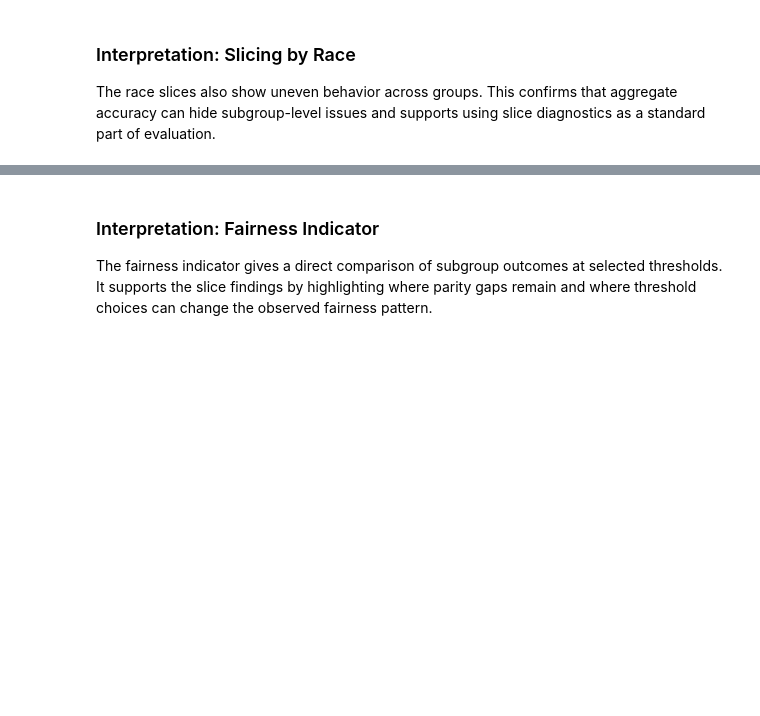
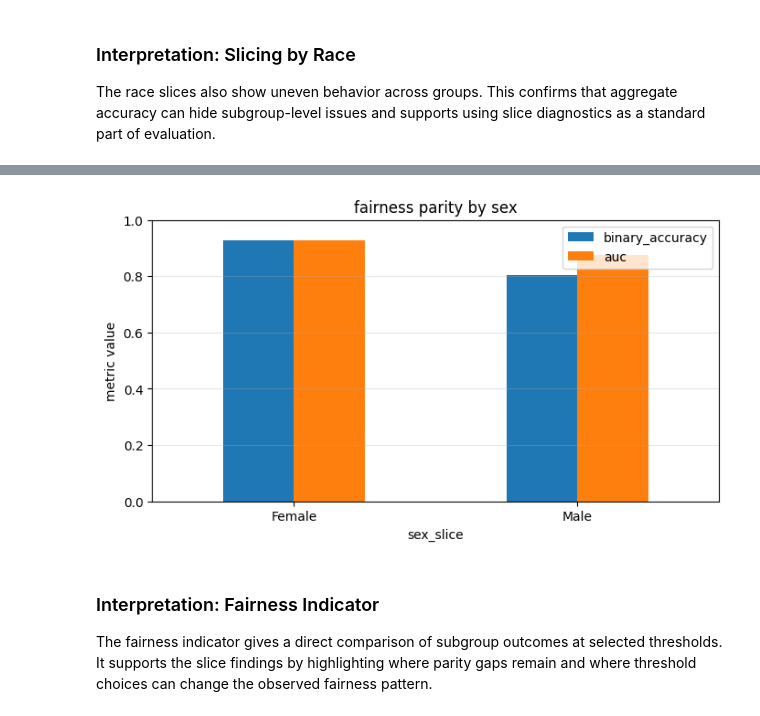
Before and after one commit to SamuelKabuyayaya/COMP-315-Team-Project, a Jupyter notebook: notebooks/tfma_analysis.ipynb, the cells around one changed output, grey strips where cells are left out. Drawn from its saved outputs; the diff is of its cells as text; code cells hidden in the pictures; blank space fills up the shorter version.

Commit message:
fixed tfma_analysis notebook to run-all reliability with repo-relative paths and stable section ordering

```diff
--- a/notebooks/tfma_analysis.ipynb
+++ b/notebooks/tfma_analysis.ipynb
@@ -115,0 +94,83 @@ fairness widget not available in this environment: No module named 'tensorflow_m
+# %%
+# render fairness output
+# use tfma fairness widget if available
+rendered = False
+
+if hasattr(tfma.view, 'render_fairness_indicator'):
+    try:
+        tfma.view.render_fairness_indicator(eval_result, slicing_column='sex')
+        rendered = True
+    except TypeError:
+        tfma.view.render_fairness_indicator(eval_result)
+        rendered = True
+
+if not rendered:
+    try:
+        from tensorflow_model_analysis.addons.fairness.view import widget_view
+        try:
+            widget_view.render_fairness_indicator(eval_result=eval_result, slicing_column='sex')
+            rendered = True
+        except TypeError:
+            widget_view.render_fairness_indicator(eval_result=eval_result)
+            rendered = True
+    except Exception:
+        rendered = False
+
+if not rendered:
+    # fallback parity output for this environment
+    from IPython.display import display
+
+    def to_float(value):
+        if value is None:
+            return None
+        if isinstance(value, (int, float, np.floating)):
+            return float(value)
+        if isinstance(value, dict):
+            for key in ['doubleValue', 'floatValue', 'value']:
+                if key in value:
+                    return float(value[key])
+        return None
+
+    def pick_metric(metrics, candidates):
+        for key in candidates:
+            if key in metrics:
+                return to_float(metrics.get(key))
+
+        # some tfma builds store non-string metric keys
+        for metric_key, metric_value in metrics.items():
+            metric_name = str(metric_key).lower()
+            if any(name in metric_name for name in candidates):
+                return to_float(metric_value)
+
+        return None
+
+    metrics_by_slice = eval_result.get_metrics_for_all_slices()
+    rows = []
+
+    for slice_key, metrics in metrics_by_slice.items():
+        if not any(key == 'sex' for key, _ in slice_key):
+            continue
+
+        sex_value = next((value for key, value in slice_key if key == 'sex'), None)
+        rows.append({
+            'sex_slice': sex_value,
+            'binary_accuracy': pick_metric(metrics, ['binary_accuracy', 'accuracy']),
+            'auc': pick_metric(metrics, ['auc']),
+        })
+
+    fairness_df = pd.DataFrame(rows).sort_values('sex_slice').reset_index(drop=True)
+
+    print('fairness widget not available in this environment, showing parity fallback table')
+    display(fairness_df)
+
+    if not fairness_df.empty:
+        plot_df = fairness_df.set_index('sex_slice')
+        plot_cols = [c for c in ['binary_accuracy', 'auc'] if c in plot_df.columns]
+        if plot_cols:
+            plot_df[plot_cols].plot(kind='bar', figsize=(8, 4), rot=0)
+            plt.title('fairness parity by sex')
+            plt.ylabel('metric value')
+            plt.ylim(0.0, 1.0)
+            plt.grid(axis='y', alpha=0.3)
+            plt.show()
+# %% [output]
@@ -116,3 +181,4 @@ fairness widget not available in this environment: No module named 'tensorflow_m
+[figure, added]
 # %% [markdown]
 ### Interpretation: Fairness Indicator
 
```
Also changed, not shown: parts of 10 cells of this notebook, 2 other files.
